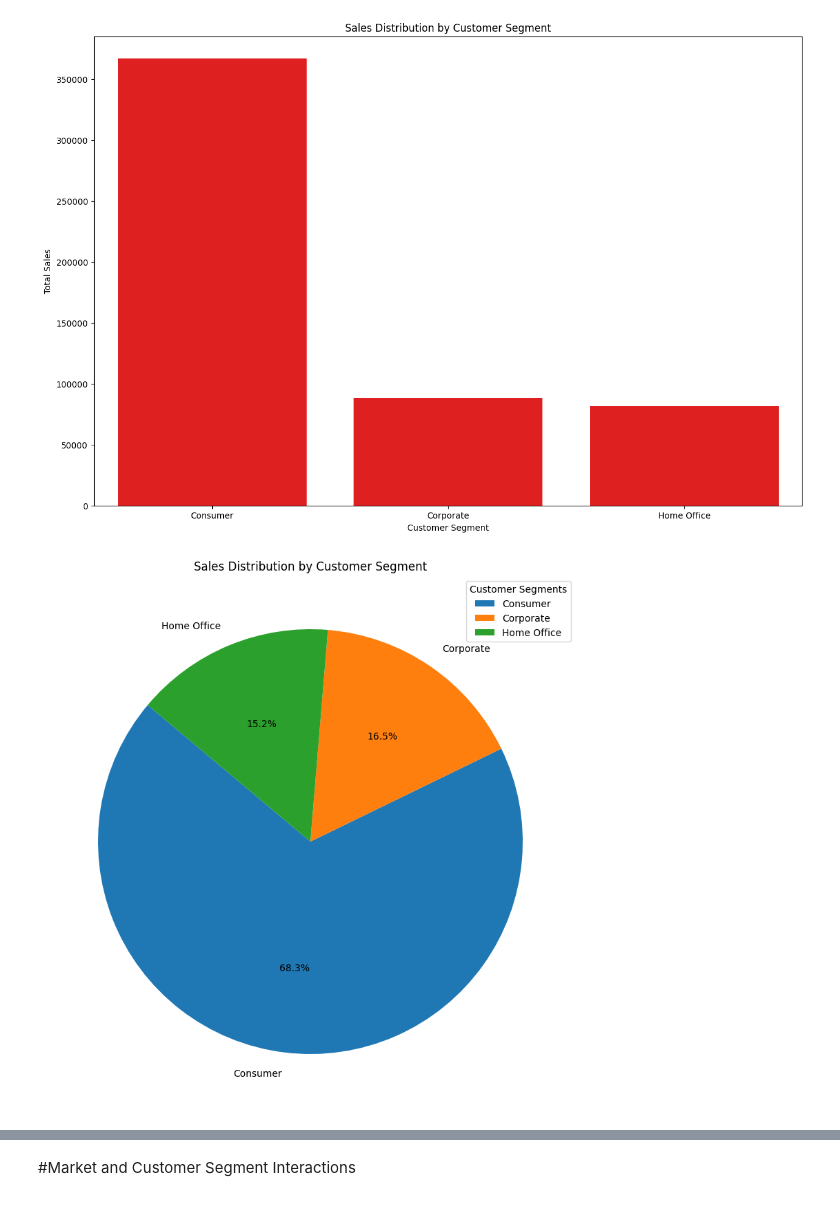
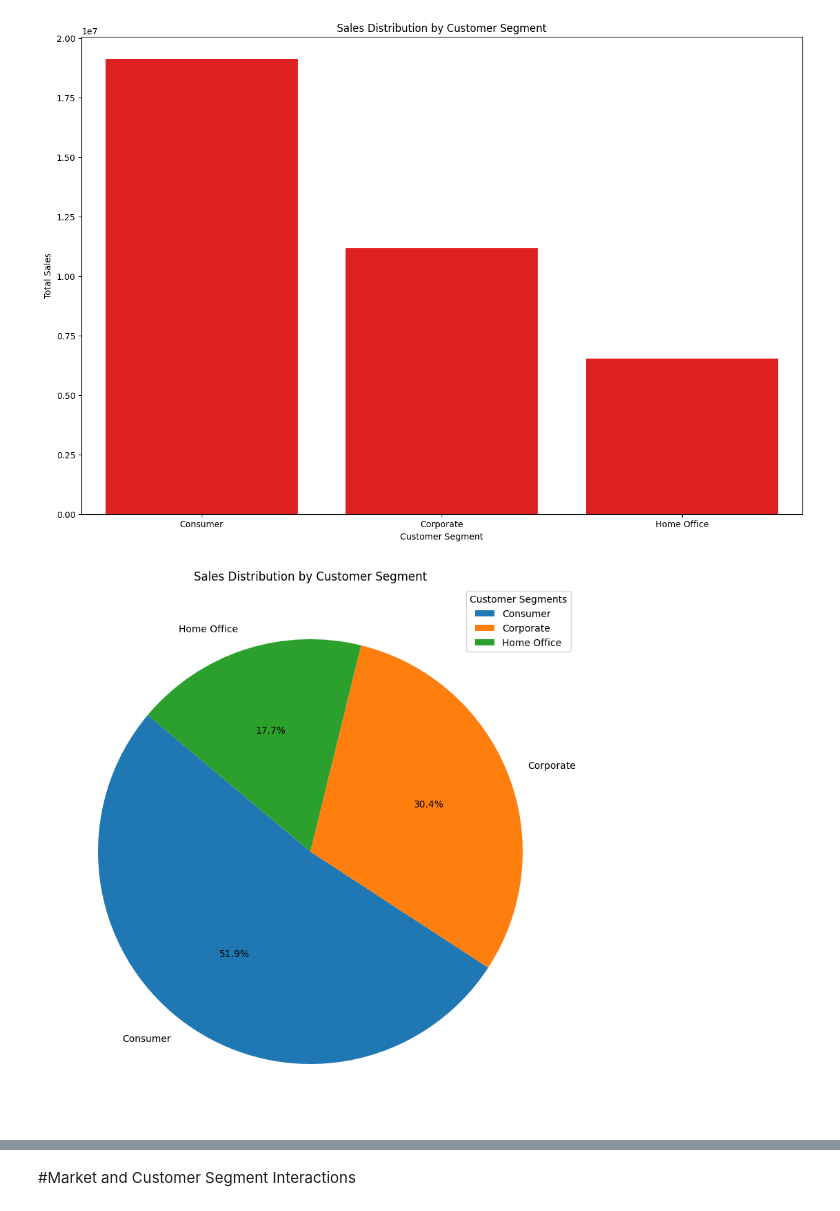
Before and after one commit to akshan-main/supplychain, a Jupyter notebook: supplychaineda.ipynb, the cells around one changed output, grey strips where cells are left out. Cells and saved outputs as stored; diff of their text form; code cells hidden in the pictures.

```diff
--- a/supplychaineda.ipynb
+++ b/supplychaineda.ipynb
@@ -4,5 +4,5 @@ import numpy as np
 import matplotlib.pyplot as plt
 import seaborn as sns
 # %%
-df=pd.read_csv('sc.csv', encoding='ISO-8859-1')
+supply=pd.read_csv('/content/DataCoSupplyChainDataset.csv', encoding='ISO-8859-1')
 # %%
@@ -27,13 +27,13 @@ plt.show()
 # %%
-segment_sales = df.groupby('Customer Segment')['Sales'].sum().sort_values(ascending=False)
+segment_sales = supply.groupby('Customer Segment')['Sales'].sum().sort_values(ascending=False)
 plt.figure(figsize=(15, 10))
 sns.barplot(x=segment_sales.index, y=segment_sales.values, color='red')
 plt.title('Sales Distribution by Customer Segment')
 plt.xlabel('Customer Segment')
 plt.ylabel('Total Sales')
 plt.show()
 # %% [output]
-[figure, old version]
+[figure, new version]
 # %%
 plt.figure(figsize=(15, 10))
 plt.pie(segment_sales, labels=segment_sales.index, autopct='%1.1f%%', startangle=140)
@@ -41,7 +41,7 @@ plt.title('Sales Distribution by Customer Segment')
 plt.legend(segment_sales.index, title='Customer Segments', loc='best')
 plt.show()
 # %% [output]
-[figure, old version]
+[figure, new version]
 # %%
 plt.figure(figsize=(15, 10))
 sns.barplot(x=market_counts.index, y=market_counts.values, color='red')
```
Also changed, not shown: parts of 28 cells of this notebook.
